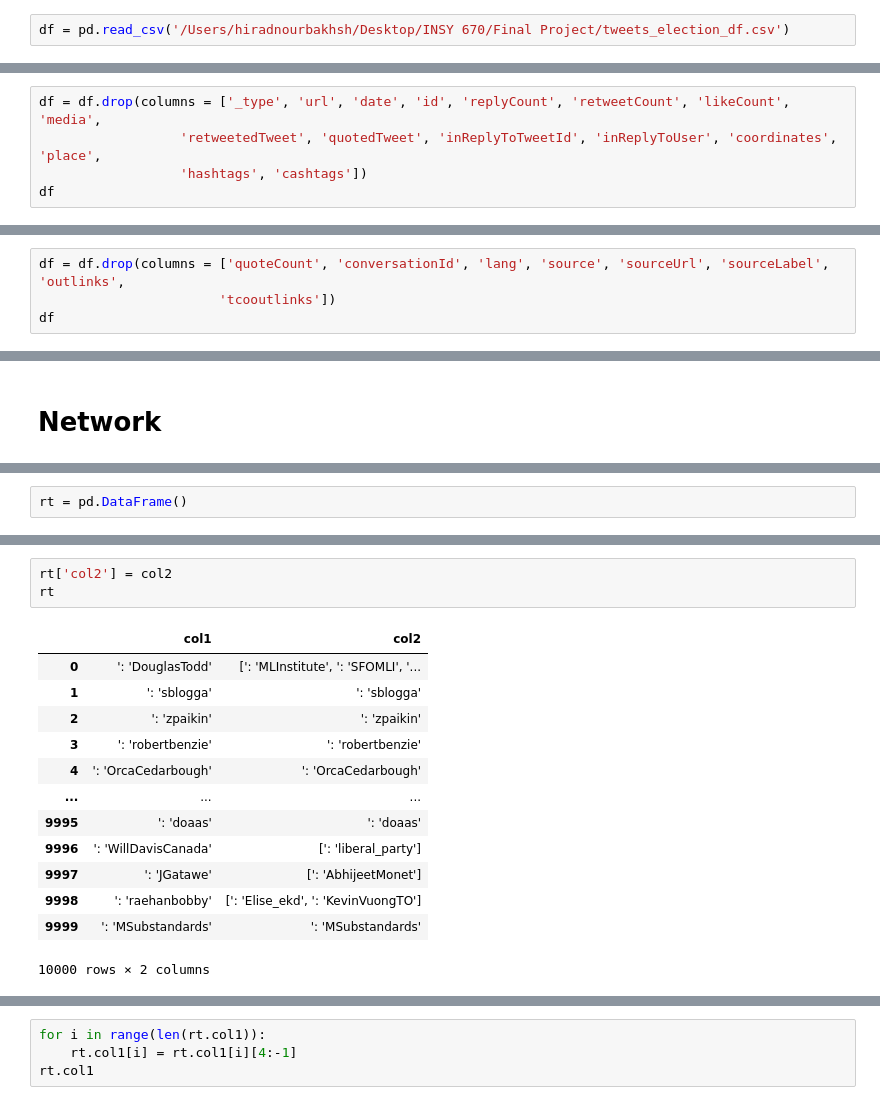
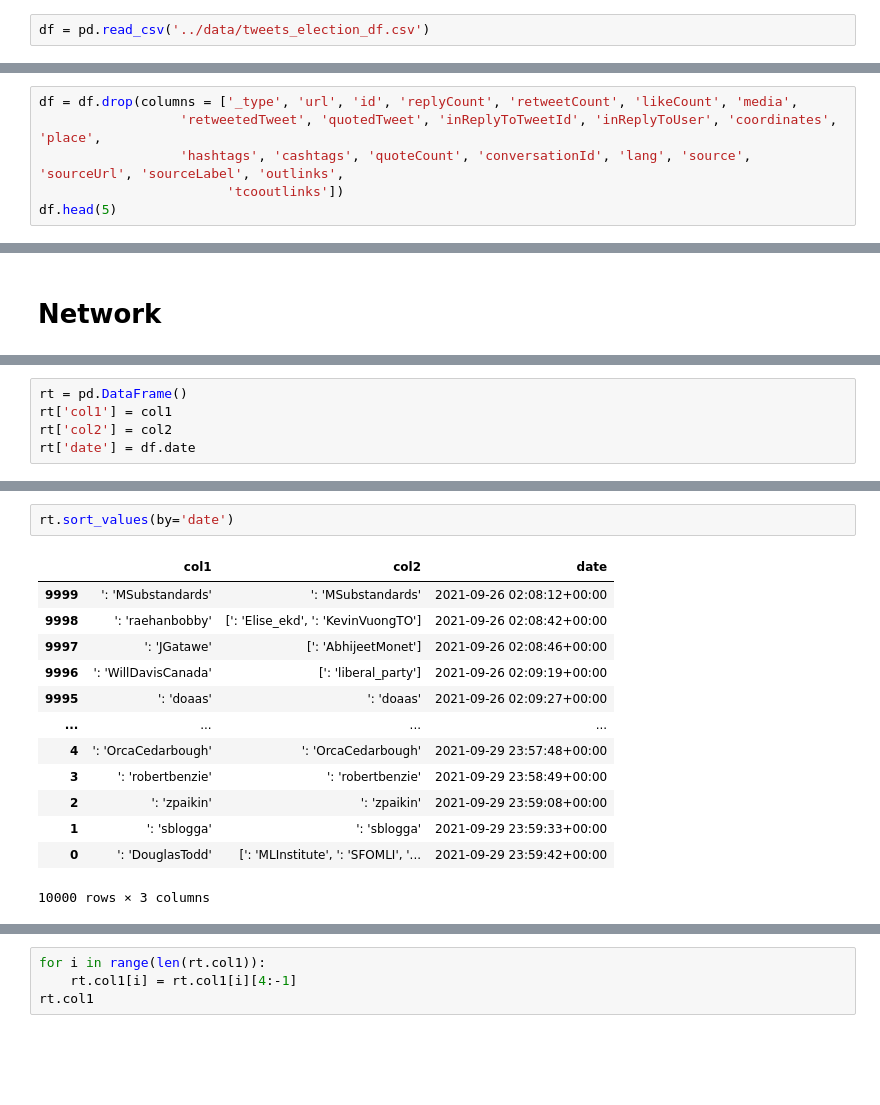
Before and after one commit to siraj101/canadian_election_twitter_analysis, a Jupyter notebook: code/Preprocessing.ipynb, the cells around one changed output, grey strips where cells are left out. Saved outputs shown, nothing was run; the diff lists cells and outputs as text; blank space fills up the shorter version.

```diff
--- a/code/Preprocessing.ipynb
+++ b/code/Preprocessing.ipynb
@@ -1,7 +1,7 @@
 # %%
 import pandas as pd
 # %%
-df = pd.read_csv('/Users/hiradnourbakhsh/Desktop/INSY 670/Final Project/tweets_election_df.csv')
+df = pd.read_csv('../data/tweets_election_df.csv')
 # %%
 df.head(3)
 # %% [output]
@@ -11,8 +11,9 @@ df.head(3)
 | 2 | snscrape.modules.twitter.Tweet | https://twitter.com/zpaikin/statu... | 2021-09-29 23:59:08+00:00 | Looking forward to moderating thi... | Looking forward to moderating thi... | 1443364754505048068 | {'_type': 'snscrape.modules.twitt... | 0 | 4 | ... |
 3 rows × 28 columns
 # %%
-df = df.drop(columns = ['_type', 'url', 'date', 'id', 'replyCount', 'retweetCount', 'likeCount', 'media',
+df = df.drop(columns = ['_type', 'url', 'id', 'replyCount', 'retweetCount', 'likeCount', 'media',
                   'retweetedTweet', 'quotedTweet', 'inReplyToTweetId', 'inReplyToUser', 'coordinates', 'place',
-                  'hashtags', 'cashtags'])
-df
+                  'hashtags', 'cashtags', 'quoteCount', 'conversationId', 'lang', 'source', 'sourceUrl', 'sourceLabel', 'outlinks',
+                        'tcooutlinks'])
+df.head(5)
 # %% [output]
@@ -32,4 +25,0 @@ df
-# %%
-df = df.drop(columns = ['quoteCount', 'conversationId', 'lang', 'source', 'sourceUrl', 'sourceLabel', 'outlinks',
-                       'tcooutlinks'])
-df
@@ -256,2 +146,5 @@ col2
 # %%
 rt = pd.DataFrame()
+rt['col1'] = col1
+rt['col2'] = col2
+rt['date'] = df.date
@@ -275,20 +151,19 @@ rt
 # %%
-rt['col2'] = col2
-rt
+rt.sort_values(by='date')
 # %% [output]
-|  | col1 | col2 |
-| 0 | ': 'DouglasTodd' | [': 'MLInstitute', ': 'SFOMLI', '... |
-| 1 | ': 'sblogga' | ': 'sblogga' |
-| 2 | ': 'zpaikin' | ': 'zpaikin' |
-| 3 | ': 'robertbenzie' | ': 'robertbenzie' |
-| 4 | ': 'OrcaCedarbough' | ': 'OrcaCedarbough' |
-| ... | ... | ... |
-| 9995 | ': 'doaas' | ': 'doaas' |
-| 9996 | ': 'WillDavisCanada' | [': 'liberal_party'] |
-| 9997 | ': 'JGatawe' | [': 'AbhijeetMonet'] |
-| 9998 | ': 'raehanbobby' | [': 'Elise_ekd', ': 'KevinVuongTO'] |
-| 9999 | ': 'MSubstandards' | ': 'MSubstandards' |
+|  | col1 | col2 | date |
+| 9999 | ': 'MSubstandards' | ': 'MSubstandards' | 2021-09-26 02:08:12+00:00 |
+| 9998 | ': 'raehanbobby' | [': 'Elise_ekd', ': 'KevinVuongTO'] | 2021-09-26 02:08:42+00:00 |
+| 9997 | ': 'JGatawe' | [': 'AbhijeetMonet'] | 2021-09-26 02:08:46+00:00 |
+| 9996 | ': 'WillDavisCanada' | [': 'liberal_party'] | 2021-09-26 02:09:19+00:00 |
+| 9995 | ': 'doaas' | ': 'doaas' | 2021-09-26 02:09:27+00:00 |
+| ... | ... | ... | ... |
+| 4 | ': 'OrcaCedarbough' | ': 'OrcaCedarbough' | 2021-09-29 23:57:48+00:00 |
+| 3 | ': 'robertbenzie' | ': 'robertbenzie' | 2021-09-29 23:58:49+00:00 |
+| 2 | ': 'zpaikin' | ': 'zpaikin' | 2021-09-29 23:59:08+00:00 |
+| 1 | ': 'sblogga' | ': 'sblogga' | 2021-09-29 23:59:33+00:00 |
+| 0 | ': 'DouglasTodd' | [': 'MLInstitute', ': 'SFOMLI', '... | 2021-09-29 23:59:42+00:00 |
-10000 rows × 2 columns
+10000 rows × 3 columns
 # %%
 col3 = []
 for i in range(len(rt)):
```
Also changed, not shown: parts of 18 cells of this notebook, 6 other files.
